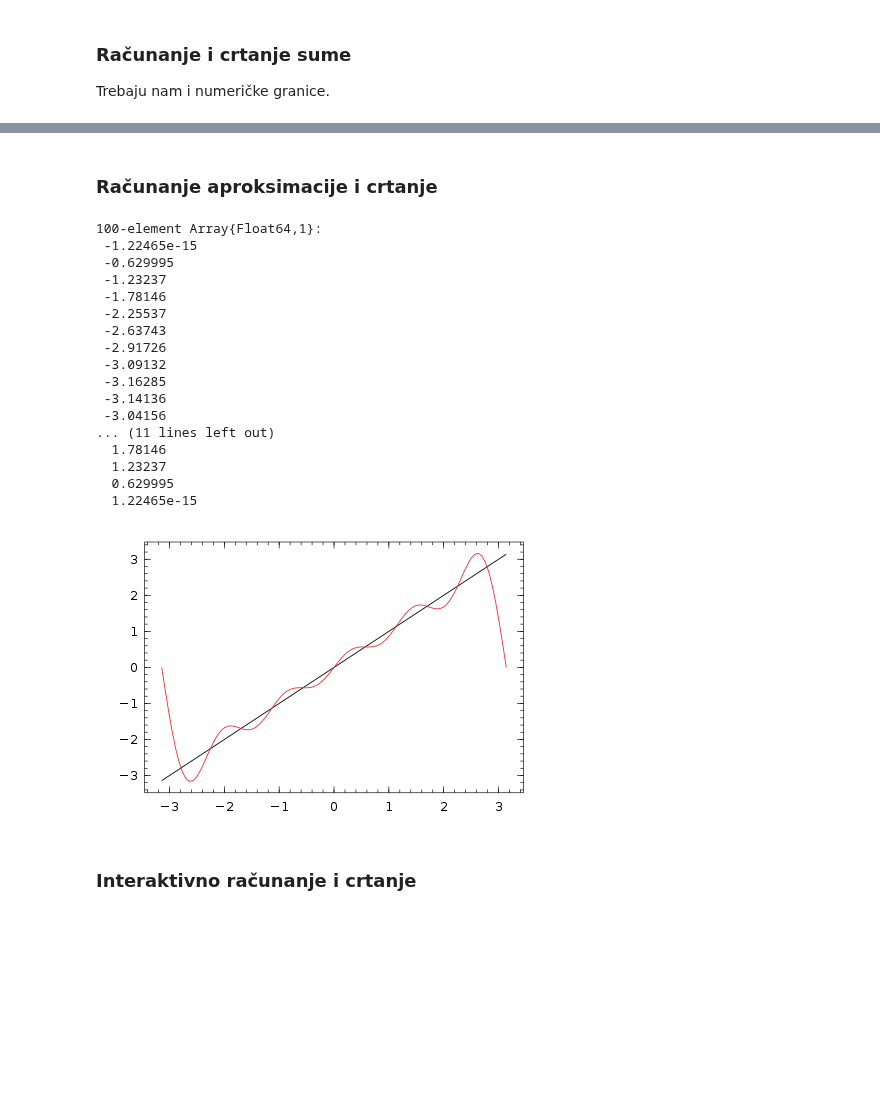
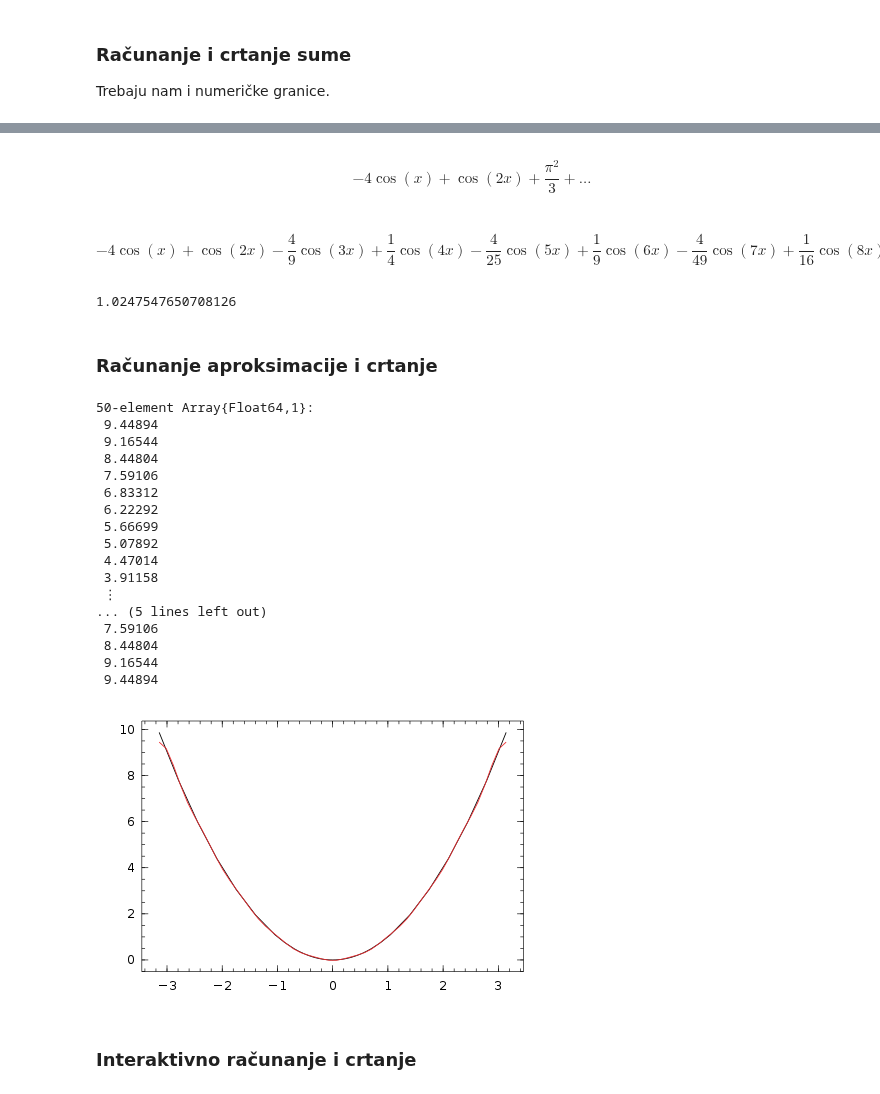
Before and after one commit to ivanslapnicar/FESBMat, a Jupyter notebook: src/M3_01_Fourierov_red.ipynb, the cells around one changed output, grey strips where cells are left out. Saved outputs shown, nothing was run; the diff lists cells and outputs as text; code cells hidden in the pictures; blank space fills up the shorter version.

```diff
--- a/src/M3_01_Fourierov_red.ipynb
+++ b/src/M3_01_Fourierov_red.ipynb
@@ -110,5 +93,0 @@ RuntimeError("Julia exception: MethodError(*,(PyObject mpf('-1.88495559215387586
-# %%
-@vars x
-x=symbols("x", real=true)
-g1=x^2
-c,s=sympy.mpmath[:fourier](g1,[-pi,pi],5)
@@ -175,30 +122,42 @@ cs[1].==c, cs[2].==s
+# %%
+c=fourier_series(x^2,(x,x_0,x_1))
+# %% [output]
+$$- 4 \cos{\left (x \right )} + \cos{\left (2 x \right )} + \frac{\pi^{2}}{3} + \ldots$$
+# %%
+c1=truncate(c,10)
+# %% [output]
+$$- 4 \cos{\left (x \right )} + \cos{\left (2 x \right )} - \frac{4}{9} \cos{\left (3 x \right )} + \frac{1}{4} \cos{\left (4 x \right )} - \frac{4}{25} \cos{\left (5 x \right )} + \frac{1}{9} \cos{\left (6 x \right )} - \frac{4}{49} \cos{\left (7 x \right )} + \frac{1}{16} \cos{\left (8 x \right )} - \frac{4}{81} \cos{\left (9 x \right )} + \frac{\pi^{2}}{3}$$
+# %%
+N(c1(1))
+# %% [output]
+1.0247547650708126
 # %% [markdown]
 ### Računanje aproksimacije i crtanje
 # %%
 X = linspace(x0,x1)
-css=Float64[sympy.mpmath[:fourierval](cs,[x0,x1],x) for x in X]
+css=[N(c1(x)) for x in X]
 # %% [output]
-100-element Array{Float64,1}:
- -1.22465e-15
- -0.629995
- -1.23237
- -1.78146
- -2.25537
- -2.63743
- -2.91726
- -3.09132
- -3.16285
- -3.14136
- -3.04156
-... (11 lines left out)
-  1.78146
-  1.23237
-  0.629995
-  1.22465e-15
+50-element Array{Float64,1}:
+ 9.44894
+ 9.16544
+ 8.44804
+ 7.59106
+ 6.83312
+ 6.22292
+ 5.66699
+ 5.07892
+ 4.47014
+ 3.91158
+ ⋮
+... (5 lines left out)
+ 7.59106
+ 8.44804
+ 9.16544
+ 9.44894
 # %%
-plot(f,x0,x1,X,css)
+plot(x->x^2,x0,x1,X,css)
 # %% [output]
-[figure, old version]
+[figure, new version]
 # %% [markdown]
 ### Interaktivno računanje i crtanje
 # %%
```
Also changed, not shown: parts of 32 cells of this notebook, 2 other files.
